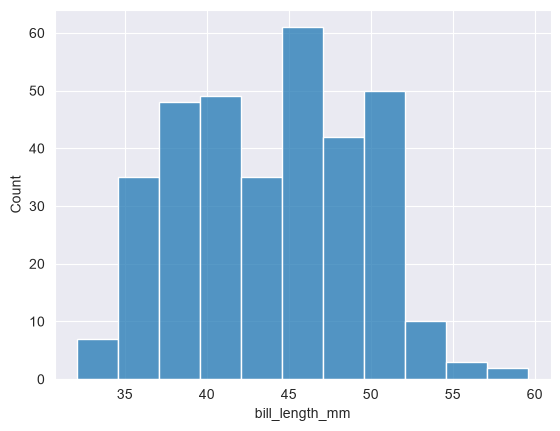
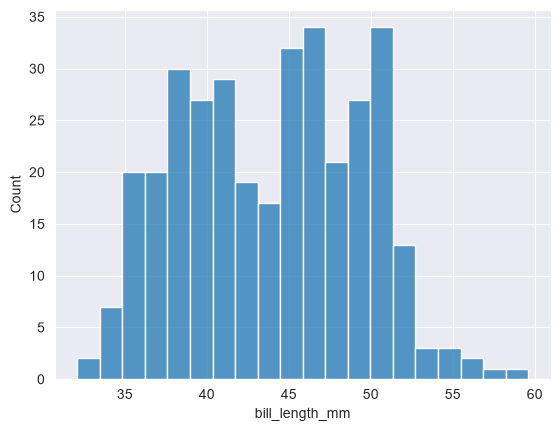
Unified diff of the notebook cell whose output changed from the first chart to the second:
--- before
+++ after
@@ -1 +1 @@
-sns.histplot(x=penguins.bill_length_mm)
+sns.histplot(x=penguins.bill_length_mm,bins=20)

Commit: histplot